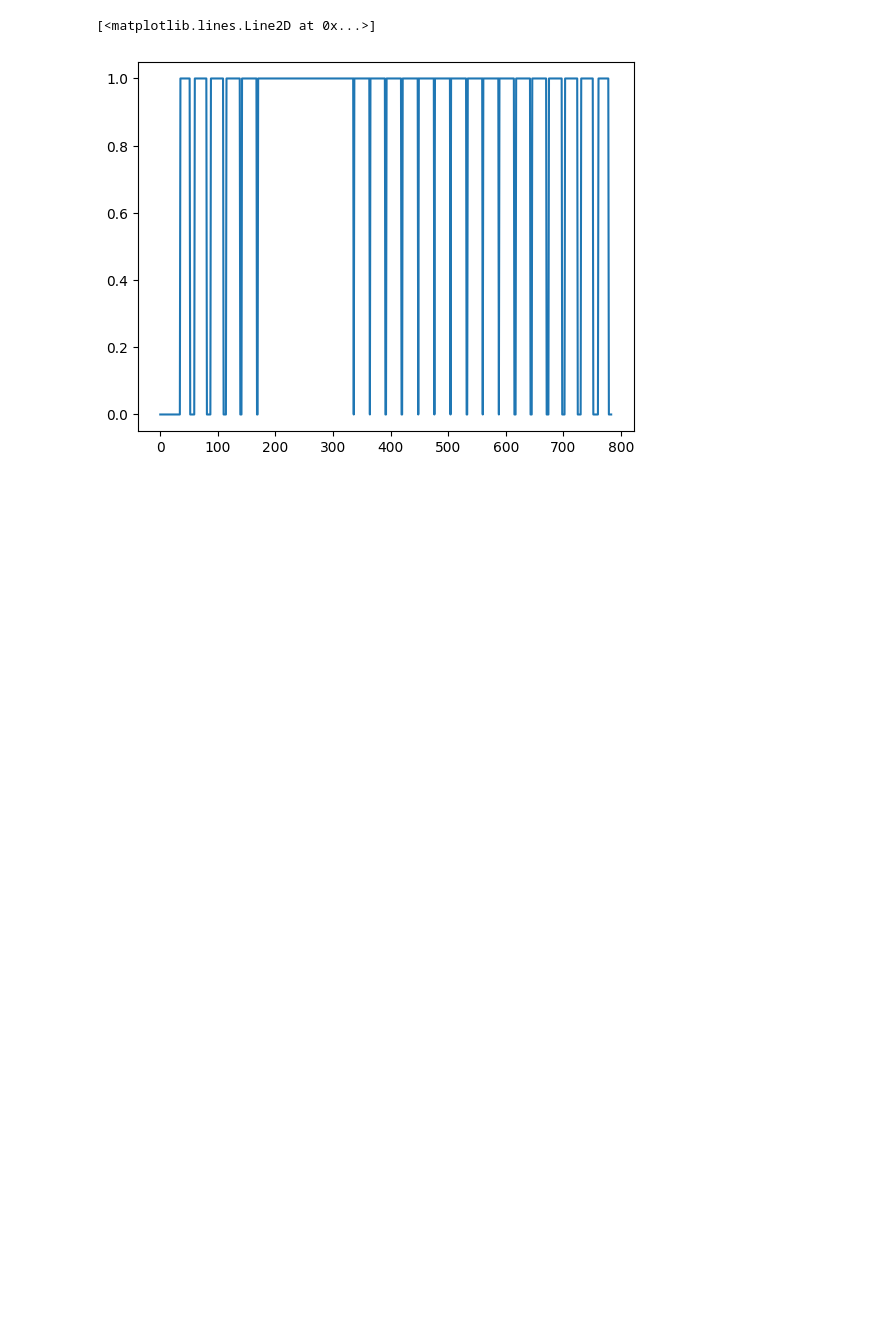
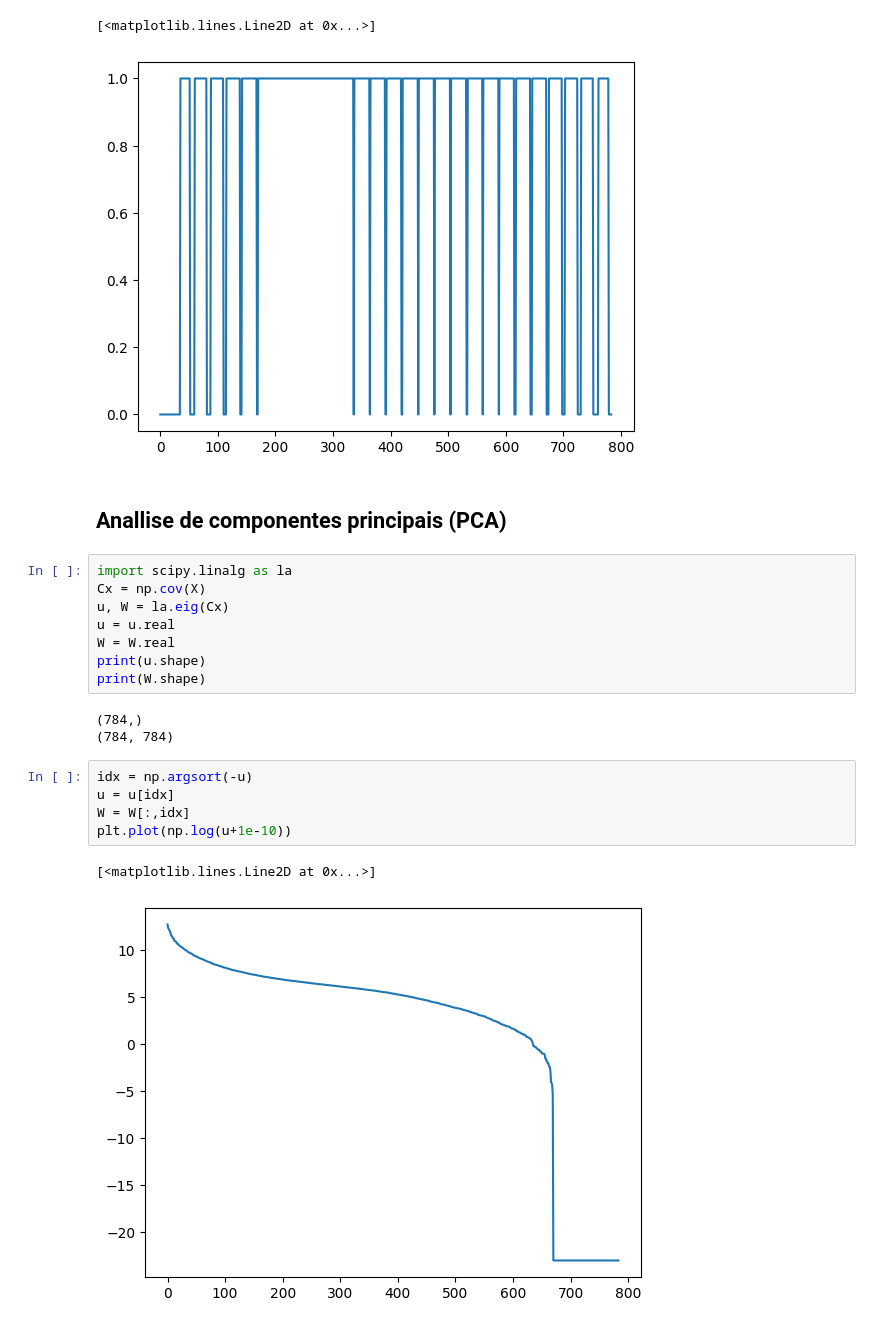
Before and after one commit to EduardoRMarks/ISEL_AA, a Jupyter notebook: labs_aulas/Lab3/lab3_vid.ipynb, the cells around one changed output. Saved outputs shown, nothing was run; the diff lists cells and outputs as text; blank space fills up the shorter version.

```diff
--- a/labs_aulas/Lab3/lab3_vid.ipynb
+++ b/labs_aulas/Lab3/lab3_vid.ipynb
@@ -329,3 +332,24 @@ plt.plot(v)
 # %% [output]
 [<matplotlib.lines.Line2D at 0x...>]
 [figure]
+# %% [markdown]
+## Anallise de componentes principais (PCA)
+# %%
+import scipy.linalg as la
+Cx = np.cov(X)
+u, W = la.eig(Cx)
+u = u.real
+W = W.real
+print(u.shape)
+print(W.shape)
+# %% [output]
+(784,)
+(784, 784)
+# %%
+idx = np.argsort(-u)
+u = u[idx]
+W = W[:,idx]
+plt.plot(np.log(u+1e-10))
+# %% [output]
+[<matplotlib.lines.Line2D at 0x...>]
+[figure, added]
```
Also changed, not shown: parts of 13 cells of this notebook.
